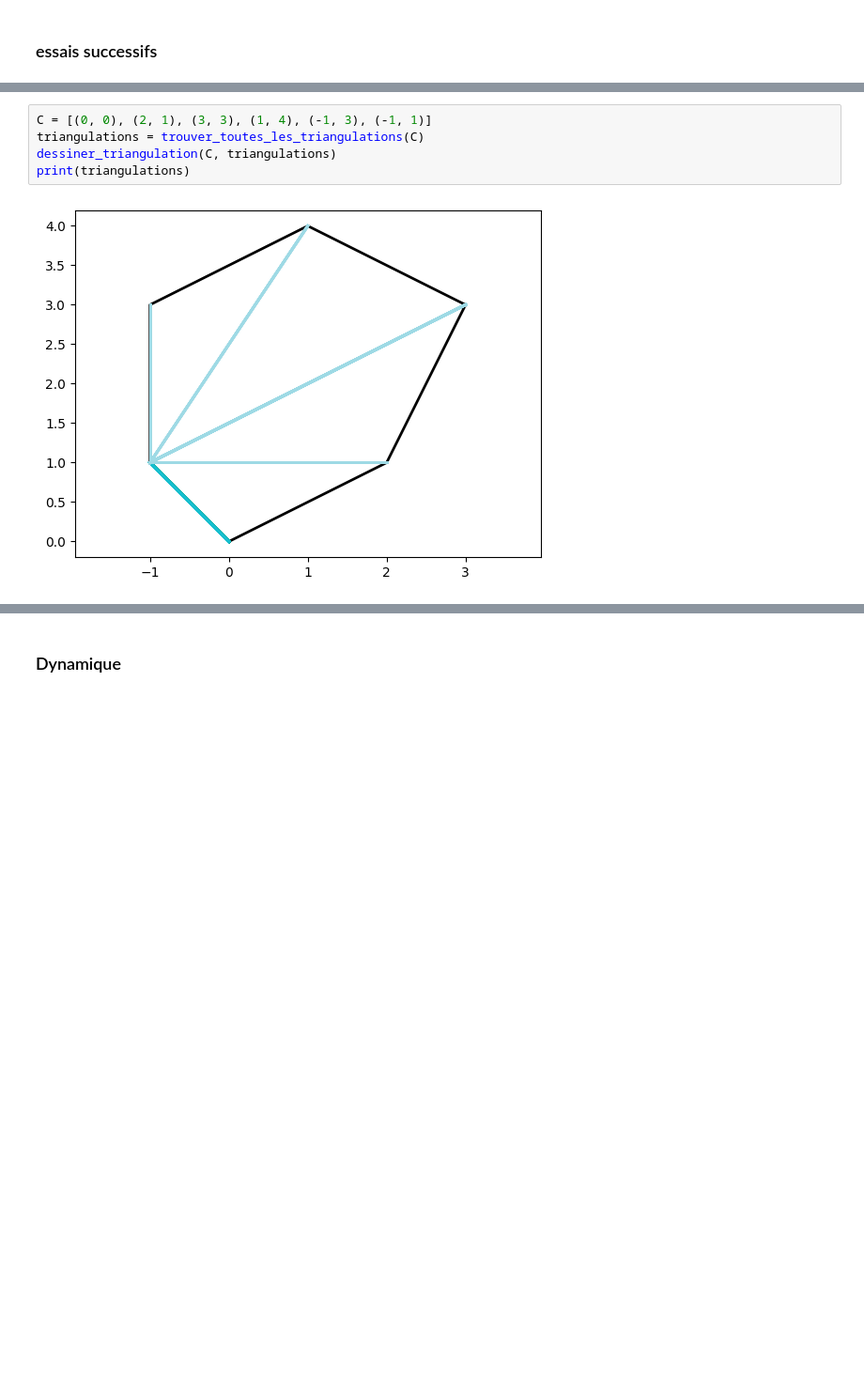
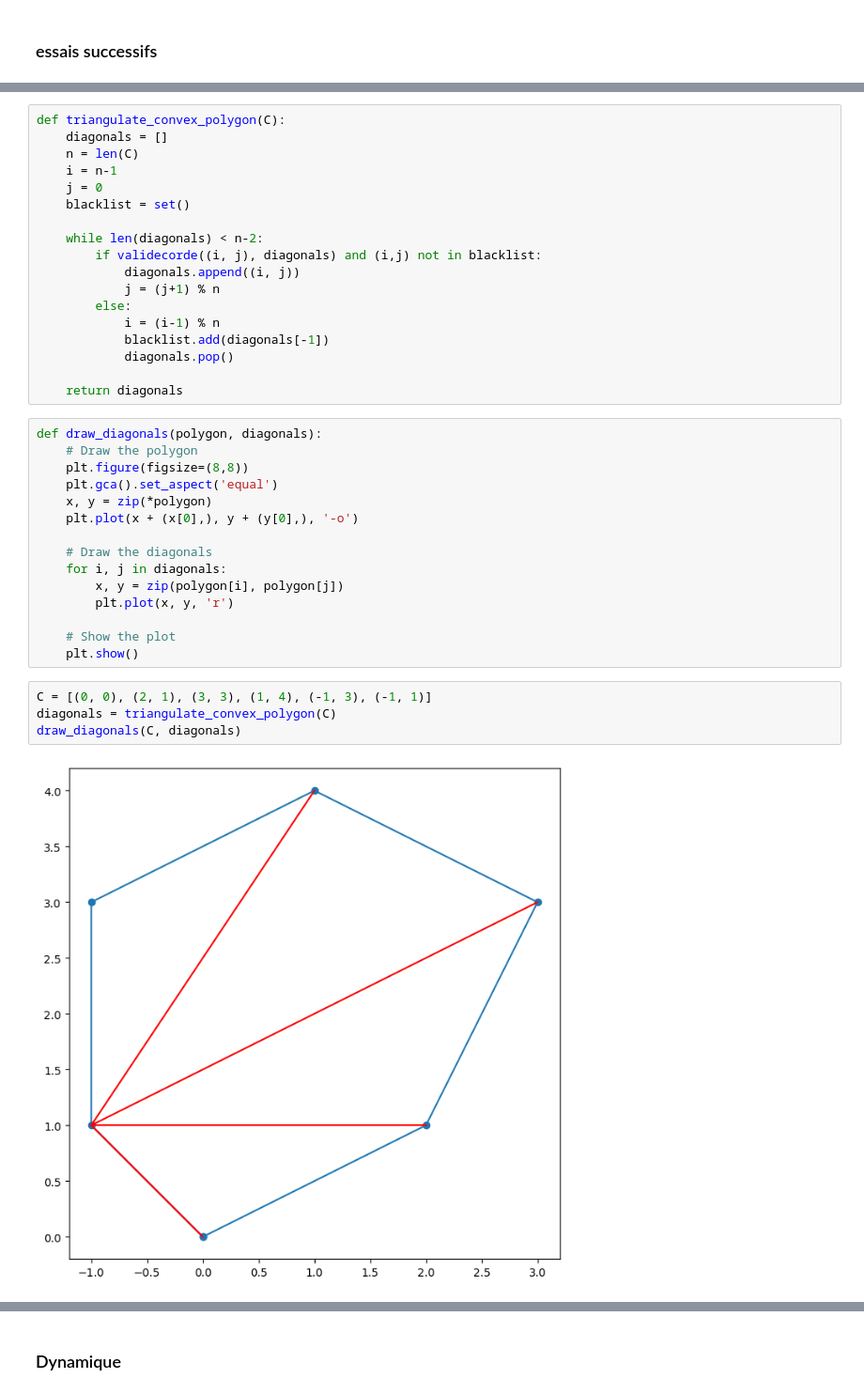
Before and after one commit to sleepynoob/triangulation, a Jupyter notebook: polygones.ipynb, the cells around one changed output, grey strips where cells are left out. Shown at 94% size. Saved outputs shown, nothing was run; the diff lists cells and outputs as text; blank space fills up the shorter version.

```diff
--- a/polygones.ipynb
+++ b/polygones.ipynb
@@ -77,7 +29,39 @@ def dessiner_triangulation(C, triangulations):
+# %%
+def triangulate_convex_polygon(C):
+    diagonals = []
+    n = len(C)
+    i = n-1
+    j = 0
+    blacklist = set()
+
+    while len(diagonals) < n-2:
+        if validecorde((i, j), diagonals) and (i,j) not in blacklist:
+            diagonals.append((i, j))
+            j = (j+1) % n
+        else:
+            i = (i-1) % n
+            blacklist.add(diagonals[-1])
+            diagonals.pop()
+
+    return diagonals
+# %%
+def draw_diagonals(polygon, diagonals):
+    # Draw the polygon
+    plt.figure(figsize=(8,8))
+    plt.gca().set_aspect('equal')
+    x, y = zip(*polygon)
+    plt.plot(x + (x[0],), y + (y[0],), '-o')
+
+    # Draw the diagonals
+    for i, j in diagonals:
+        x, y = zip(polygon[i], polygon[j])
+        plt.plot(x, y, 'r')
+
+    # Show the plot
+    plt.show()
 # %%
 C = [(0, 0), (2, 1), (3, 3), (1, 4), (-1, 3), (-1, 1)]
-triangulations = trouver_toutes_les_triangulations(C)
-dessiner_triangulation(C, triangulations)
-print(triangulations)
+diagonals = triangulate_convex_polygon(C)
+draw_diagonals(C, diagonals)
 # %% [output]
-[figure, old version]
+[figure, new version]
```
Also changed, not shown: parts of 7 cells of this notebook.
